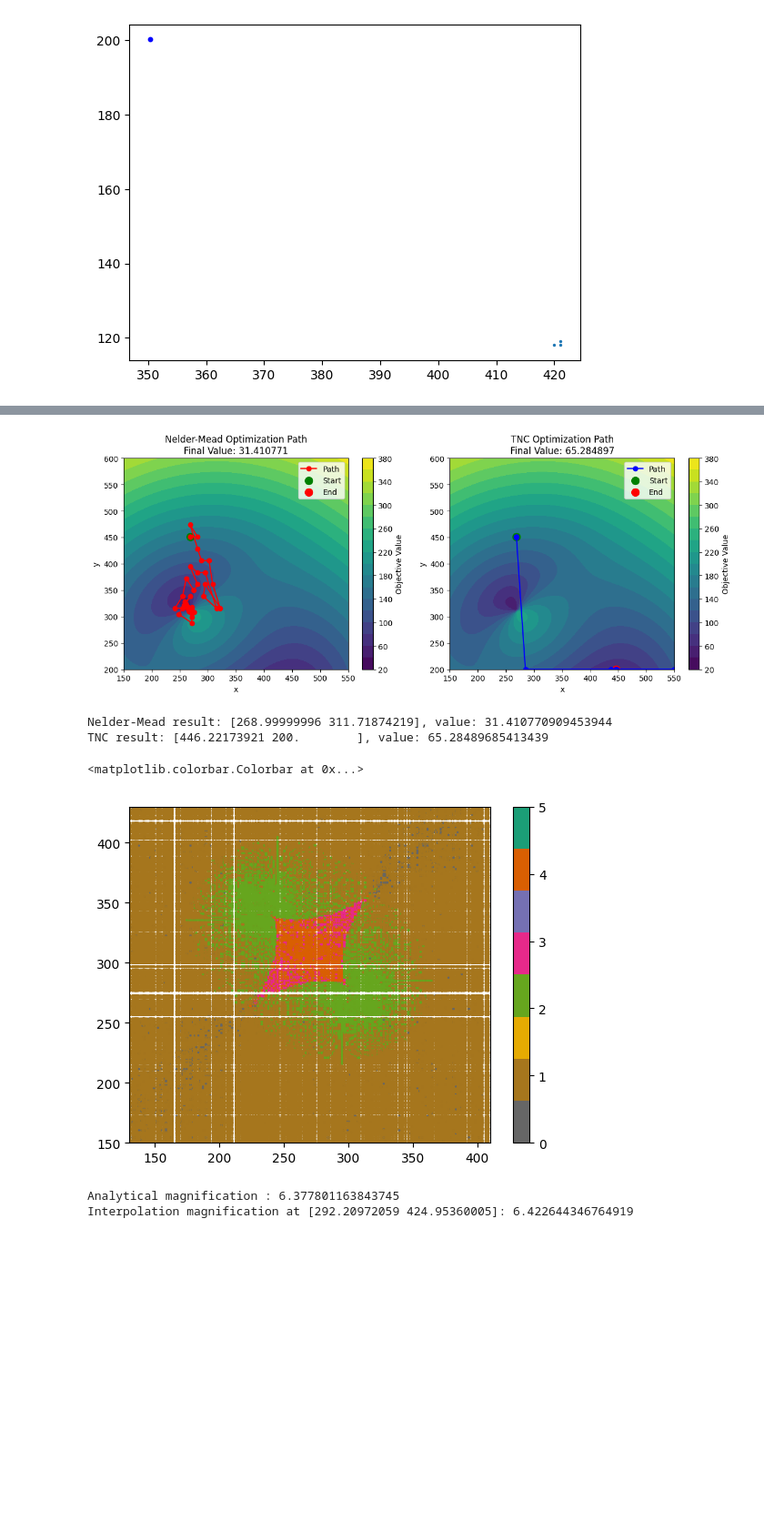
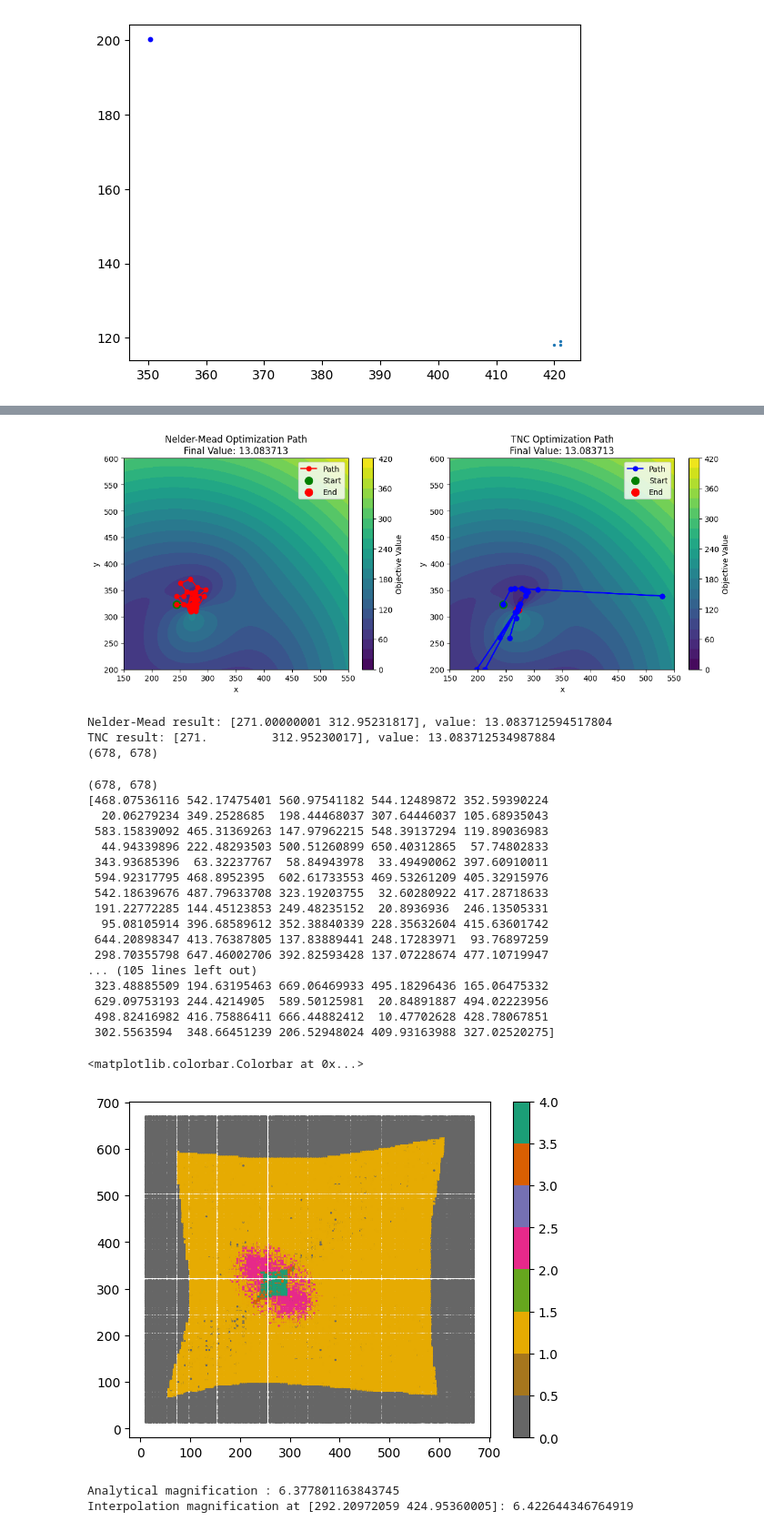
Before and after one commit to diceandcats/SURE-GW-lensing, a Jupyter notebook: Real stuffs/subpixel.ipynb, the cells around one changed output, grey strips where cells are left out. Shown at 91% size. Cells and saved outputs as stored; diff of their text form; code cells hidden in the pictures; blank space fills up the shorter version.

```diff
--- a/Real stuffs/subpixel.ipynb
+++ b/Real stuffs/subpixel.ipynb
@@ -297,23 +300,28 @@ plt.show()
 # Print results
 print(f"Nelder-Mead result: {nelder_mead_result.x}, value: {nelder_mead_result.fun}")
 print(f"TNC result: {tnc_result.x}, value: {tnc_result.fun}")
+print(alpha_x_2d.shape)
 # %% [output]
-[figure, old version]
+[figure, new version]
-Nelder-Mead result: [268.99999996 311.71874219], value: 31.410770909453944
-TNC result: [446.22173921 200.        ], value: 65.28489685413439
+Nelder-Mead result: [271.00000001 312.95231817], value: 13.083712594517804
+TNC result: [271.         312.95230017], value: 13.083712534987884
+(678, 678)
 # %%
 # coloring of number of images per pixel
+size = 678
 deflected_pix = [[[] for _ in range(size)] for _ in range(size)]
+print(alpha_x_2d.shape)
 for i in range(size):
     for j in range(size):
         ycoord, xcoord = i - alpha_y_2d[i, j], j - alpha_x_2d[i, j]
-        deflected_pix[round(xcoord)][round(ycoord)].append((j,i))
+        if 0 <= round(ycoord) < size and 0 <= round(xcoord) < size:
+            deflected_pix[round(xcoord)][round(ycoord)].append((j,i))
 
 
-x_coloring = np.random.uniform(130,410, 600)
-y_coloring = np.random.uniform(150,430, 600)
+x_coloring = np.random.uniform(10,670, 600)
+y_coloring = np.random.uniform(10,670, 600)
 color =[]
-
+print(x_coloring)
 
 for i in tqdm(x_coloring):
     for j in y_coloring:
@@ -329,37 +337,53 @@ for i in tqdm(x_coloring):
         labels = dbscan.labels_
         images = {}
         for label in set(labels):
             if label != -1:  # Ignore noise points
                 images[f"Image_{label}"] = coord_img[labels == label]
         images = list(images.values())
         #print(images)
 
         # interpolate the deflected angle given the image pos
         for k in range(len(images)):
             x_max, x_min = np.max(images[k][:,0]), np.min(images[k][:,0])
             y_max, y_min = np.max(images[k][:,1]), np.min(images[k][:,1])
             img_guess = np.random.uniform(x_min, x_max), np.random.uniform(y_min, y_max)
             if x_max+1 < size and y_max+1 < size and x_min-1 > 0 and y_min-1 > 0:
                 pos = minimize(diff_interpolate, img_guess, bounds =[(x_min-1, x_max+1), (y_min-1, y_max+1)], method='L-BFGS-B', tol=1e-7) # the 1 is for wider boundary
             #print (pos.x, diff_interpolate(pos.x))
             if diff_interpolate(pos.x) < 1e-6:
                 n +=1
         color.append(n)
 
 coordinates =[(x, y) for x in x_coloring for y in y_coloring]
 assert len(color) == len(coordinates), "Color array must match the number of points"
 
 # Plot each point with its corresponding color
 coordinates = np.array(coordinates)
 color = np.array(color)
 scatter = plt.scatter(coordinates[:, 0], coordinates[:, 1], c=color, cmap='Dark2_r', s=0.5)
-plt.xlim(130,410)
-plt.ylim(150,430)
+
 
 plt.colorbar()  # Show color scale
 # %% [output]
-<matplotlib.colorbar.Colorbar at 0x...>
+(678, 678)
+[468.07536116 542.17475401 560.97541182 544.12489872 352.59390224
+  20.06279234 349.2528685  198.44468037 307.64446037 105.68935043
+ 583.15839092 465.31369263 147.97962215 548.39137294 119.89036983
+  44.94339896 222.48293503 500.51260899 650.40312865  57.74802833
+ 343.93685396  63.32237767  58.84943978  33.49490062 397.60910011
+ 594.92317795 468.8952395  602.61733553 469.53261209 405.32915976
+ 542.18639676 487.79633708 323.19203755  32.60280922 417.28718633
+ 191.22772285 144.45123853 249.48235152  20.8936936  246.13505331
+  95.08105914 396.68589612 352.38840339 228.35632604 415.63601742
+ 644.20898347 413.76387805 137.83889441 248.17283971  93.76897259
+ 298.70355798 647.46002706 392.82593428 137.07228674 477.10719947
+... (105 lines left out)
+ 323.48885509 194.63195463 669.06469933 495.18296436 165.06475332
+ 629.09753193 244.4214905  589.50125981  20.84891887 494.02223956
+ 498.82416982 416.75886411 666.44882412  10.47702628 428.78067851
+ 302.5563594  348.66451239 206.52948024 409.93163988 327.02520275]
+<matplotlib.colorbar.Colorbar at 0x...>
-[figure, old version]
+[figure, new version]
 # %%
 # magnification and time delay given source and image positions
 image_position = np.array([292.20972079, 424.95360025])
```
Also changed, not shown: parts of 5 cells of this notebook, 3 other files.
